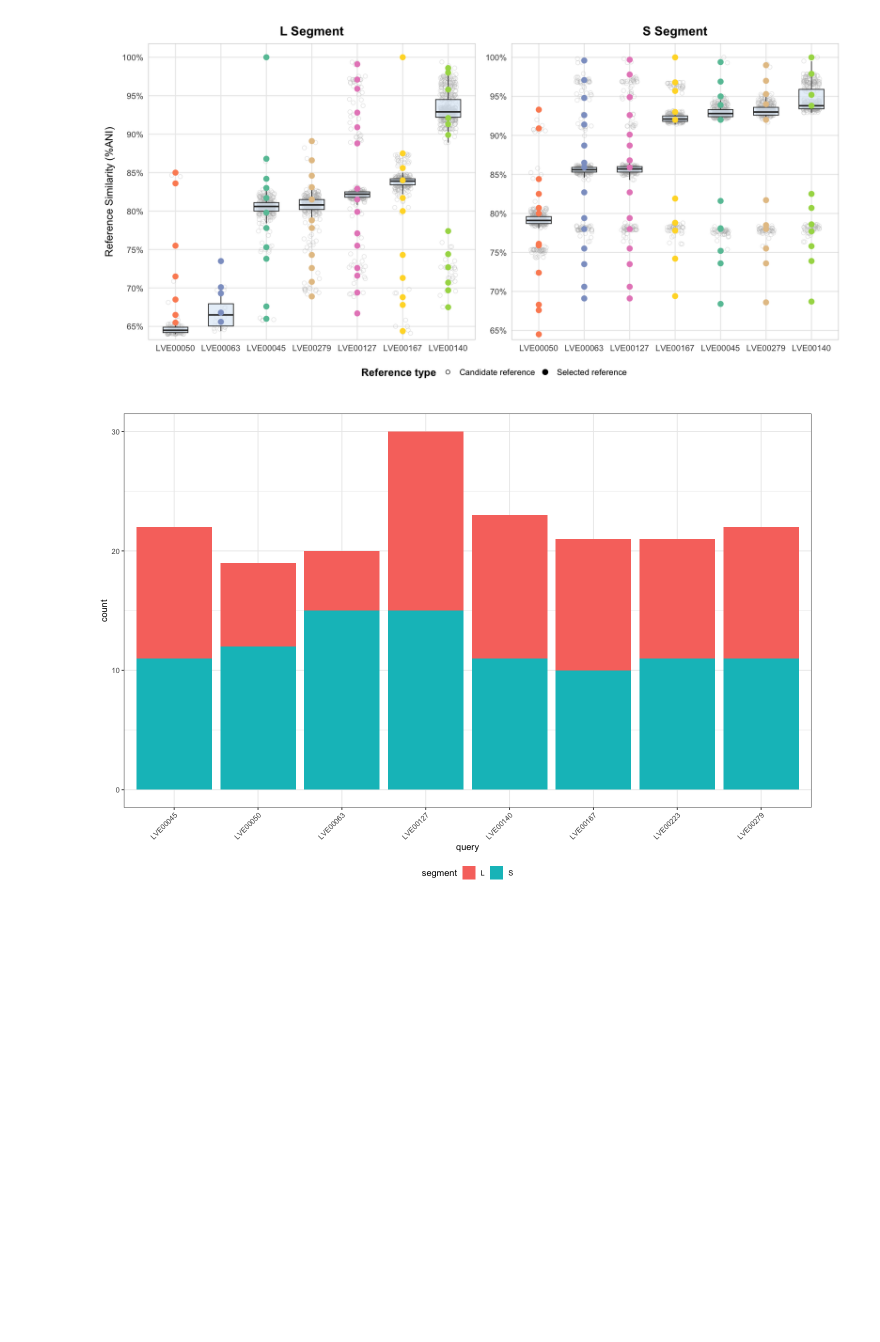
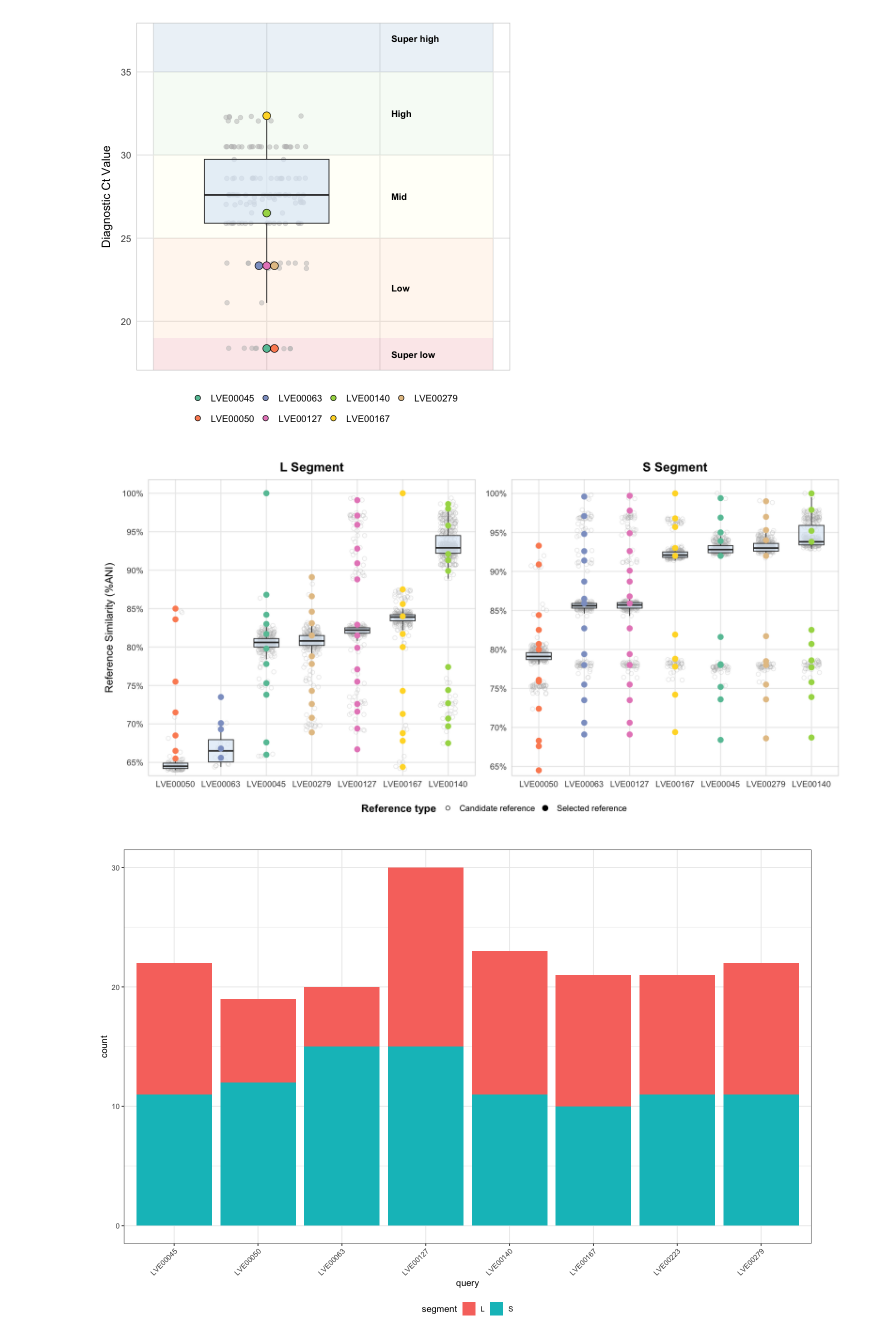
Before and after one commit to Joon-Klaps/nf-core-viralmetagenome-manuscript, a Jupyter notebook: analysis/benchmarking/S3_reference_scaffolding/00_reference_selection.ipynb, the cells around one changed output. Cells and saved outputs as stored; diff of their text form; code cells hidden in the pictures; blank space fills up the shorter version.

```diff
--- a/analysis/benchmarking/S3_reference_scaffolding/00_reference_selection.ipynb
+++ b/analysis/benchmarking/S3_reference_scaffolding/00_reference_selection.ipynb
@@ -24,0 +38,11 @@ attached base packages:
+# %%
+# Define Ct value categories
+Ct_categories <- data.frame(
+    upper_limit = c(19, 25, 30, 35, Inf),
+    category = c("Super low", "Low", "Mid", "High", "Super high")
+)
+
+ct_values <- read_tsv("./data-preparation/sample-metadata/ct-values.tsv")%>%
+    rename(diag_ct = `Diagnostic_PCR_LASV_GPC-Gene_Ct`,
+        extraction_ct = `KUL_EXT_PCR1_LASV-GPC-Gene_Ct`
+    )
@@ -60,3 +100,62 @@ selected_references <- mmseqs %>%
 
 mmseqs <- merge(mmseqs, selected_references%>%mutate(is_selected = TRUE)%>%select(query,target,bits, is_selected), by = c("query","target","bits"), all.x=TRUE)%>%
   mutate(is_selected = ifelse(is.na(is_selected), FALSE, is_selected))
+# %%
+samples <- mmseqs%>%filter(query!= "LVE00223")%>% pull(query)%>%unique()
+
+# Define common theme
+theme_style <- theme_minimal(base_size = 14) +
+    theme(
+        axis.title.x = element_text(margin = margin(t = 10)),
+        axis.text.x = element_blank(),
+        axis.title.y = element_text(margin = margin(r = 10)),
+        panel.grid.minor = element_blank(),
+        panel.border = element_rect(colour = "grey80", fill = NA),
+        plot.title = element_text(hjust = 0.5, face = "bold"),
+        legend.position = "bottom",
+        legend.box = "horizontal",
+        legend.title = element_blank()
+    )
+
+p <- ggplot(ct_values, aes(x= 1, y = diag_ct)) +
+    # Add zones
+    annotate("rect", xmin = 0.5, xmax = 2, ymin = -Inf, ymax = 19, fill = "#D7191C", alpha = 0.1) +
+    annotate("rect", xmin = 0.5, xmax = 2, ymin = 19, ymax = 25, fill = "#FDAE61", alpha = 0.1) +
+    annotate("rect", xmin = 0.5, xmax = 2, ymin = 25, ymax = 30, fill = "#FFFFBF", alpha = 0.1) +
+    annotate("rect", xmin = 0.5, xmax = 2, ymin = 30, ymax = 35, fill = "#ABDDA4", alpha = 0.1) +
+    annotate("rect", xmin = 0.5, xmax = 2, ymin = 35, ymax = Inf, fill = "#2B83BA", alpha = 0.1) +
+
+    # Add text labels
+    annotate("text", x = 1.55, y = 18, label = "Super low", fontface = "bold", color = "black", hjust = 0) +
+    annotate("text", x = 1.55, y = 22, label = "Low", fontface = "bold", color = "black", hjust = 0) +
+    annotate("text", x = 1.55, y = 27.5, label = "Mid", fontface = "bold", color = "black", hjust = 0) +
+    annotate("text", x = 1.55, y = 32.5, label = "High", fontface = "bold", color = "black", hjust = 0) +
+    annotate("text", x = 1.55, y = 37, label = "Super high", fontface = "bold", color = "black", hjust = 0) +
+
+    geom_jitter(
+        data= ct_values%>%filter(!(sample %in%samples)),
+        color = "grey",
+        alpha = 0.5,
+        width = 0.18, size = 2.3
+    ) +
+    geom_boxplot(
+        width = 0.55, fill = "#deebf7", alpha = 0.7, outlier.shape = NA
+    )+
+    geom_dotplot(
+        data = ct_values %>%filter((sample %in%samples)),
+        aes(fill = sample),
+        binaxis = "y",
+        stackdir = "centerwhole",
+        method="dotdensity",
+        stackgroups = T,
+        binpositions="all",
+        dotsize = 1
+    ) +
+    scale_fill_brewer(palette = "Set2") +
+    theme_style +
+    labs(x = NULL, y = "Diagnostic Ct Value")
+
+p
+ggsave("./images/ct-values.png", p, width = 6, height = 7, dpi = 300)
+ggsave("./../../../Fig/supplfig2.png", p, width = 6, height =7, dpi = 300)
+# %% [output]
@@ -63,3 +172,4 @@ mmseqs <- merge(mmseqs, selected_references%>%mutate(is_selected = TRUE)%>%selec
+[figure, added]
 # %%
 options(repr.plot.width = 14, repr.plot.height = 7)
 
```
Also changed, not shown: parts of 5 cells of this notebook, 25 other files.
